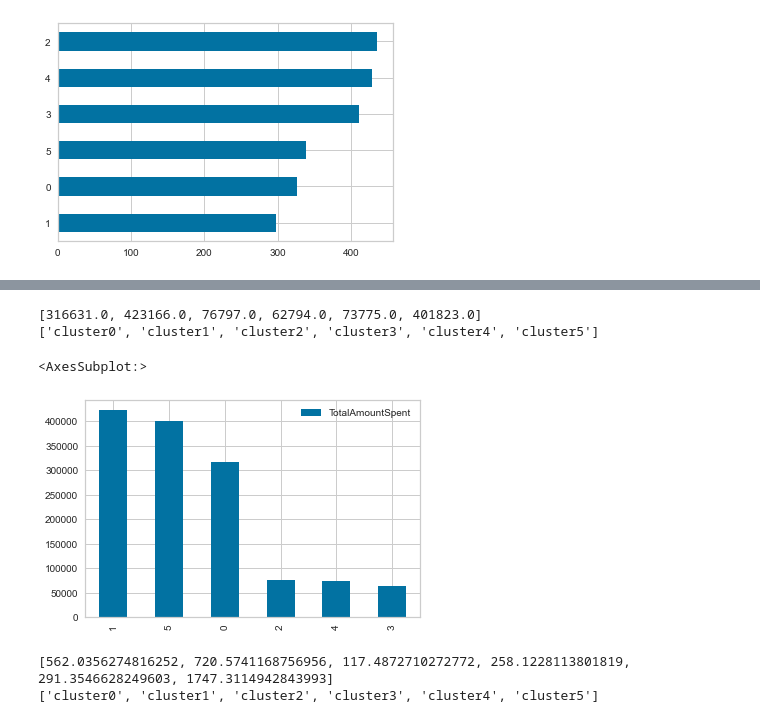
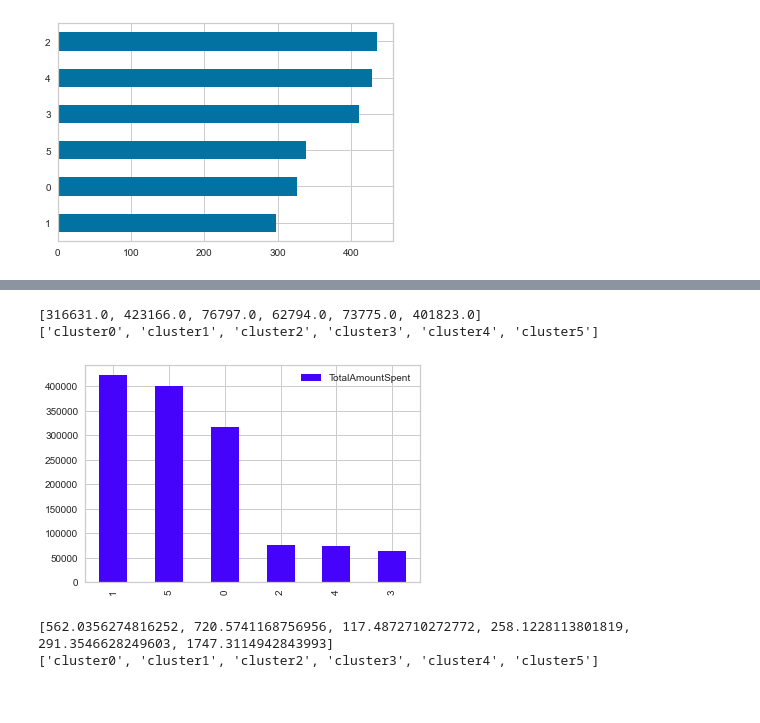
Before and after one commit to dapopov-st/store-customer-segmentation, a Jupyter notebook: 002_Segmentation_and_Takeaways.ipynb, the cells around one changed output, grey strips where cells are left out. Saved outputs shown, nothing was run; the diff lists cells and outputs as text; code cells hidden in the pictures.

```diff
--- a/002_Segmentation_and_Takeaways.ipynb
+++ b/002_Segmentation_and_Takeaways.ipynb
@@ -287,25 +312,25 @@ df.describe()
 # %%
 cluster_mnt_totals = [[]]*n_clusters
 
 for i in range(n_clusters):
     cluster_i=df[df["Clusters"]==i]
     cluster_mnt_totals[i] = cluster_i.MntTotal.mean()*len(cluster_i)
 
 print(cluster_mnt_totals)
 
 columns = ['cluster'+str(i) for i in range(n_clusters)]
 print(columns)
 
 df_cluster_mnt_totals = pd.DataFrame([cluster_mnt_totals], columns = ['cluster'+str(i) for i in range(n_clusters)])
 
 df_cluster_mnt_totals=df_cluster_mnt_totals.T.reset_index().rename({0:'TotalAmountSpent'},axis=1)
 
-df_cluster_mnt_totals.sort_values('TotalAmountSpent', ascending=False).plot.bar()
+df_cluster_mnt_totals.sort_values('TotalAmountSpent', ascending=False).plot.bar(color='#4503fc')
+plt.savefig('./figures/total_spent.png')
 # %% [output]
 [316631.0, 423166.0, 76797.0, 62794.0, 73775.0, 401823.0]
 ['cluster0', 'cluster1', 'cluster2', 'cluster3', 'cluster4', 'cluster5']
-<AxesSubplot:>
-[figure, old version]
+[figure, new version]
 # %%
 cluster_mnt_totals = [[]]*n_clusters
 
```
Also changed, not shown: parts of 9 cells of this notebook, 2 other files.
